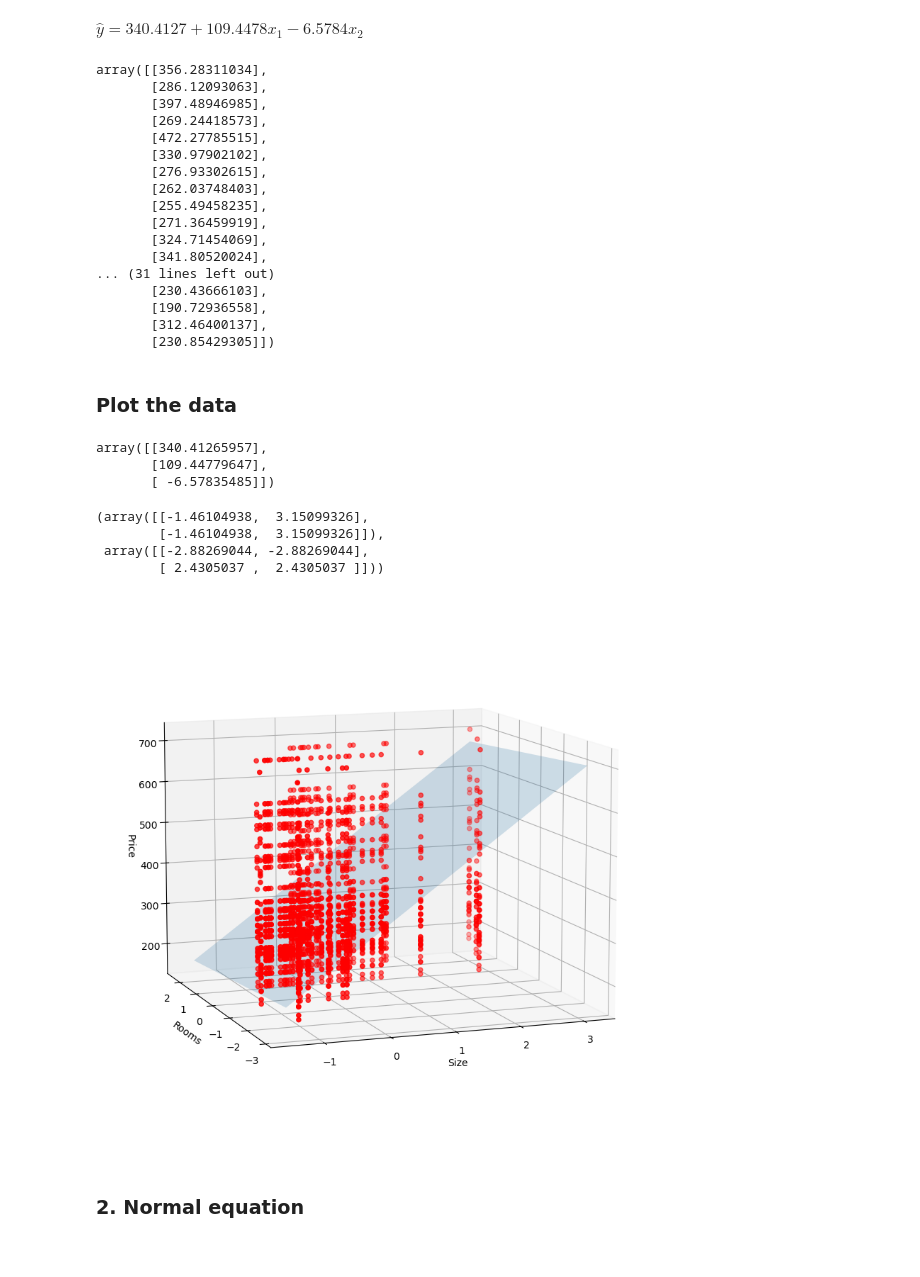
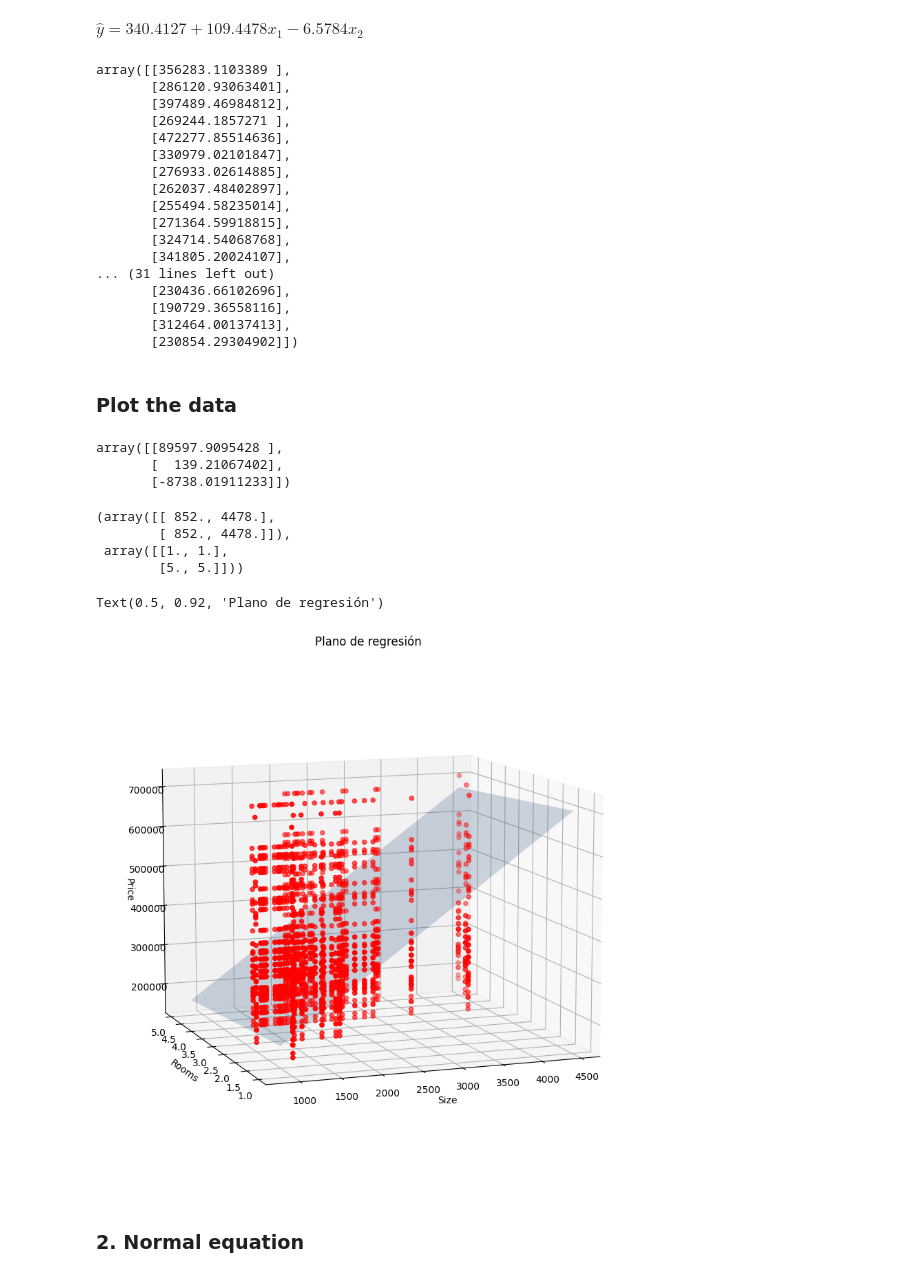
Before and after one commit to ddgant/Multivariate-Linear-Regression, a Jupyter notebook: Multivariate-linear-regression.ipynb, the cells around one changed output. Cells and saved outputs as stored; diff of their text form; code cells hidden in the pictures.

```diff
--- a/Multivariate-linear-regression.ipynb
+++ b/Multivariate-linear-regression.ipynb
@@ -75,0 +79,5 @@ X_data.shape, y_data.shape
+# %%
+# ====== Datos SIN normalizar (para sklearn, Normal Eq, SVD) ======
+# Guardamos X_raw antes de aplicar StandardScaler
+X_raw = np.c_[np.ones(X_data.shape[0]), X_data]  # [1, size, rooms] - datos crudos
+X_raw
@@ -224,0 +245,12 @@ print(lr.intercept_, lr.coef_)
+# %%
+# Instanciar y ajustar el modelo de regresión lineal de sklearn
+# fit_intercept=False: el intercepto ya está incluido en la columna de unos de X
+lr = LinearRegression(fit_intercept=False)
+lr.fit(X_raw, y_data)  # Ajustar el modelo: X (n x 3), y (n x 1)
+
+# Extraer los coeficientes theta encontrados por sklearn
+theta_sklearn = lr.coef_.T  # Transponer para obtener un vector columna (3 x 1) en lugar de (1 x 3)
+print("Parámetros (sklearn):")
+print(f"  θ₀ (bias):  {theta_sklearn[0][0]:.4f}")
+print(f"  θ₁ (size):  {theta_sklearn[1][0]:.4f}")
+print(f"  θ₂ (rooms): {theta_sklearn[2][0]:.4f}")
@@ -225,40 +262,40 @@ print(lr.intercept_, lr.coef_)
 # %% [markdown]
 $\hat{y} = 340.4127 + 109.4478 x_1 - 6.5784 x_2$
 # %%
-lr.predict(X)
+lr.predict(X_raw)
 # %% [output]
-array([[356.28311034],
-       [286.12093063],
-       [397.48946985],
-       [269.24418573],
-       [472.27785515],
-       [330.97902102],
-       [276.93302615],
-       [262.03748403],
-       [255.49458235],
-       [271.36459919],
-       [324.71454069],
-       [341.80520024],
+array([[356283.1103389 ],
+       [286120.93063401],
+       [397489.46984812],
+       [269244.1857271 ],
+       [472277.85514636],
+       [330979.02101847],
+       [276933.02614885],
+       [262037.48402897],
+       [255494.58235014],
+       [271364.59918815],
+       [324714.54068768],
+       [341805.20024107],
 ... (31 lines left out)
-       [230.43666103],
-       [190.72936558],
-       [312.46400137],
-       [230.85429305]])
+       [230436.66102696],
+       [190729.36558116],
+       [312464.00137413],
+       [230854.29304902]])
 # %% [markdown]
 ### Plot the data
 # %%
 theta_hat = lr.coef_.T
 theta_hat
 # %% [output]
-array([[340.41265957],
-       [109.44779647],
-       [ -6.57835485]])
+array([[89597.9095428 ],
+       [  139.21067402],
+       [-8738.01911233]])
 # %%
-size_points, rooms_points = np.meshgrid([np.min(X[:,1]), np.max(X[:,1])],[np.min(X[:,2]), np.max(X[:,2])])
+size_points, rooms_points = np.meshgrid([np.min(X_raw[:,1]), np.max(X_raw[:,1])],[np.min(X_raw[:,2]), np.max(X_raw[:,2])])
 size_points, rooms_points
 # %% [output]
-(array([[-1.46104938,  3.15099326],
-        [-1.46104938,  3.15099326]]),
- array([[-2.88269044, -2.88269044],
-        [ 2.4305037 ,  2.4305037 ]]))
+(array([[ 852., 4478.],
+        [ 852., 4478.]]),
+ array([[1., 1.],
+        [5., 5.]]))
 # %%
@@ -265,15 +303,18 @@ size_points, rooms_points
 price_points = theta_hat[0] + theta_hat[1] * size_points + theta_hat[2] * rooms_points
 # %%
+# Graficar datos reales (puntos rojos) + plano ajustado (superficie azul)
 fig = plt.figure(figsize=(10,10))
 ax = fig.add_subplot(111, projection='3d')
-ax.scatter(X[:,1], X[:,2], y, c='r')
+ax.scatter(X_raw[:,1], X_raw[:,2], y_data, c='r')
 ax.set_xlabel('Size')
 ax.set_ylabel('Rooms')
 ax.set_zlabel('Price')
-ax.plot_surface(size_points, rooms_points, price_points, alpha=0.2)
+ax.plot_surface(size_points, rooms_points, price_points, alpha=0.2, color='dodgerblue')
 ax.view_init(10, 250)
+ax.set_title('Plano de regresión')
 # %% [output]
+Text(0.5, 0.92, 'Plano de regresión')
-[figure, old version]
+[figure, new version]
 # %%
 import plotly.express as px
 import plotly.graph_objects as go
```
Also changed, not shown: parts of 28 cells of this notebook.
